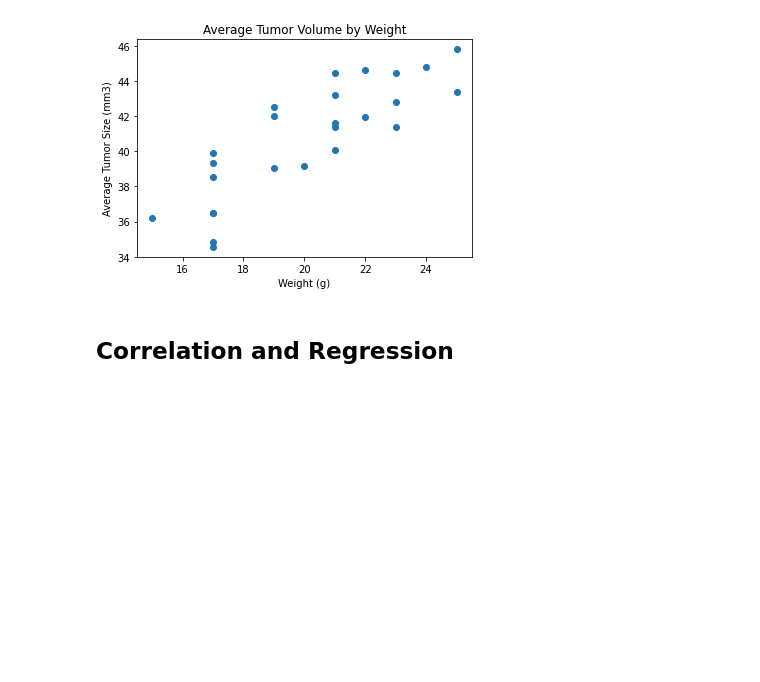
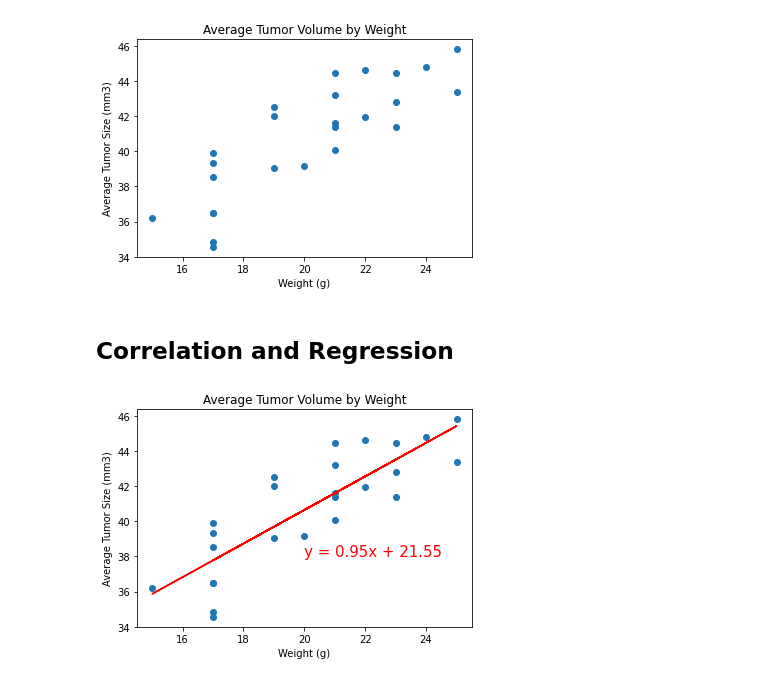
Before and after one commit to kimchikimchi/05-Pymaceuticals, a Jupyter notebook: pymaceuticals_starter.ipynb, the cells around one changed output. Saved outputs shown, nothing was run; the diff lists cells and outputs as text; code cells hidden in the pictures; blank space fills up the shorter version.

Commit message:
- Added correlation and regression

```diff
--- a/pymaceuticals_starter.ipynb
+++ b/pymaceuticals_starter.ipynb
@@ -313,0 +311,16 @@ plt.show()
+# %%
+# Calculate the correlation coefficient and linear regression model
+# for mouse weight and average tumor volume for the Capomulin regimen
+(slope, intercept, rvalue, pvalue, stderr) = st.linregress(avg_weight, avg_tumor)
+regress_values = avg_weight * slope + intercept
+line_eq = "y = " + str(round(slope,2)) + "x + " + str(round(intercept,2))
+
+plt.scatter(avg_weight, avg_tumor)
+plt.plot(avg_weight, regress_values, "r-")
+plt.annotate(line_eq,(20,38),fontsize=15,color="red")
+plt.title("Average Tumor Volume by Weight")
+plt.xlabel("Weight (g)")
+plt.ylabel("Average Tumor Size (mm3)")
+plt.show()
+# %% [output]
+[figure, added]
```
Also changed, not shown: parts of 1 cell of this notebook.
